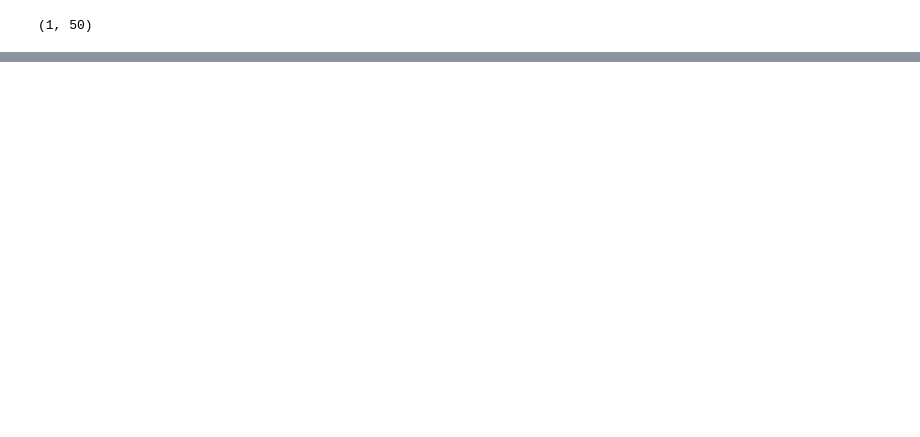
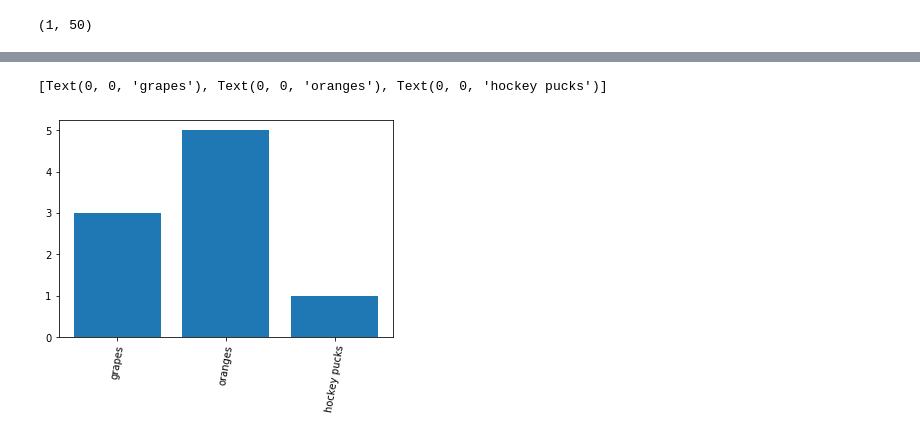
Before and after one commit to kaciewebster/matplotlib-assignment, a Jupyter notebook: assignment.ipynb, the cells around one changed output, grey strips where cells are left out. Cells and saved outputs as stored; diff of their text form; code cells hidden in the pictures; blank space fills up the shorter version.

```diff
--- a/assignment.ipynb
+++ b/assignment.ipynb
@@ -21,0 +50,11 @@ plt.show()
+# %%
+barheights = [3,5,1]
+barlabels = ['grapes', 'oranges', 'hockey pucks']
+fig, ax = plt.subplots()
+ax.bar(np.arange(len(barheights)), barheights)
+x_pos = np.arange(len(barheights))
+ax.set_xticks(x_pos)
+ax.set_xticklabels(barlabels, rotation=80)
+# %% [output]
+[Text(0, 0, 'grapes'), Text(0, 0, 'oranges'), Text(0, 0, 'hockey pucks')]
+[figure, added]
```
Also changed, not shown: parts of 8 cells of this notebook.
